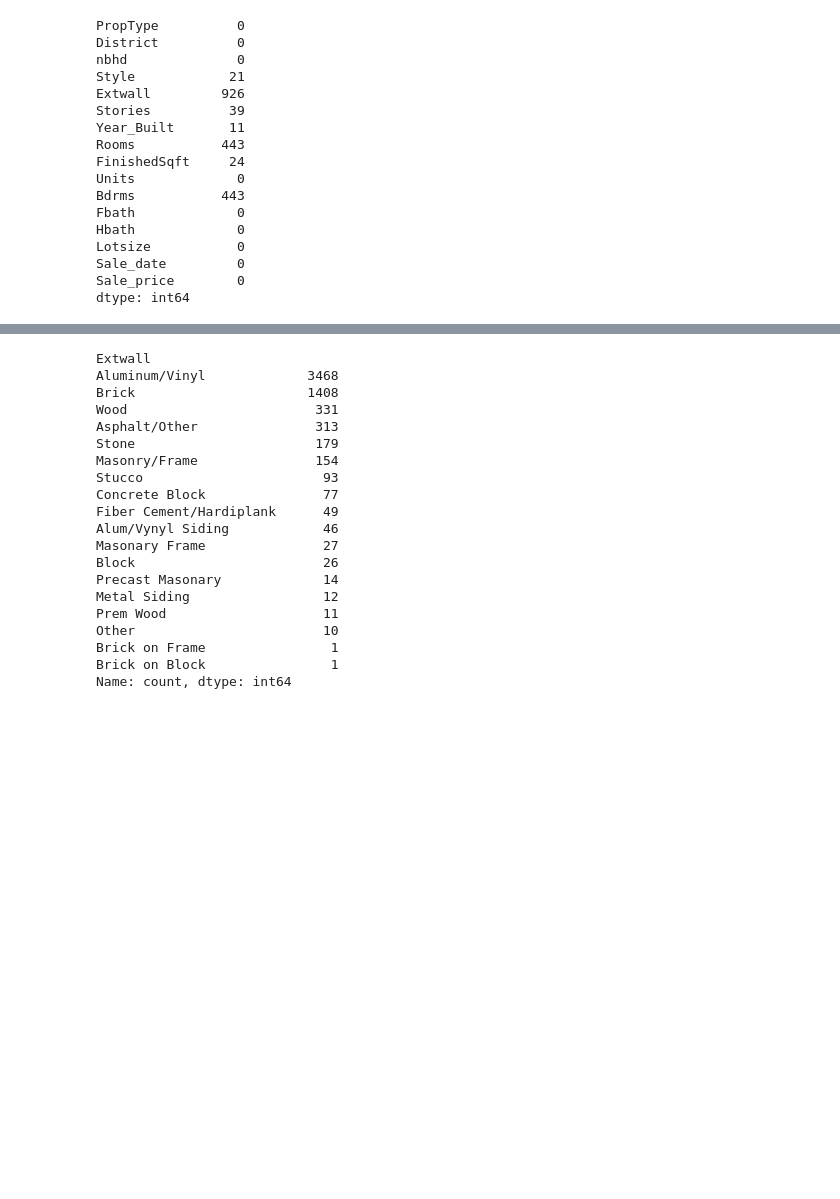
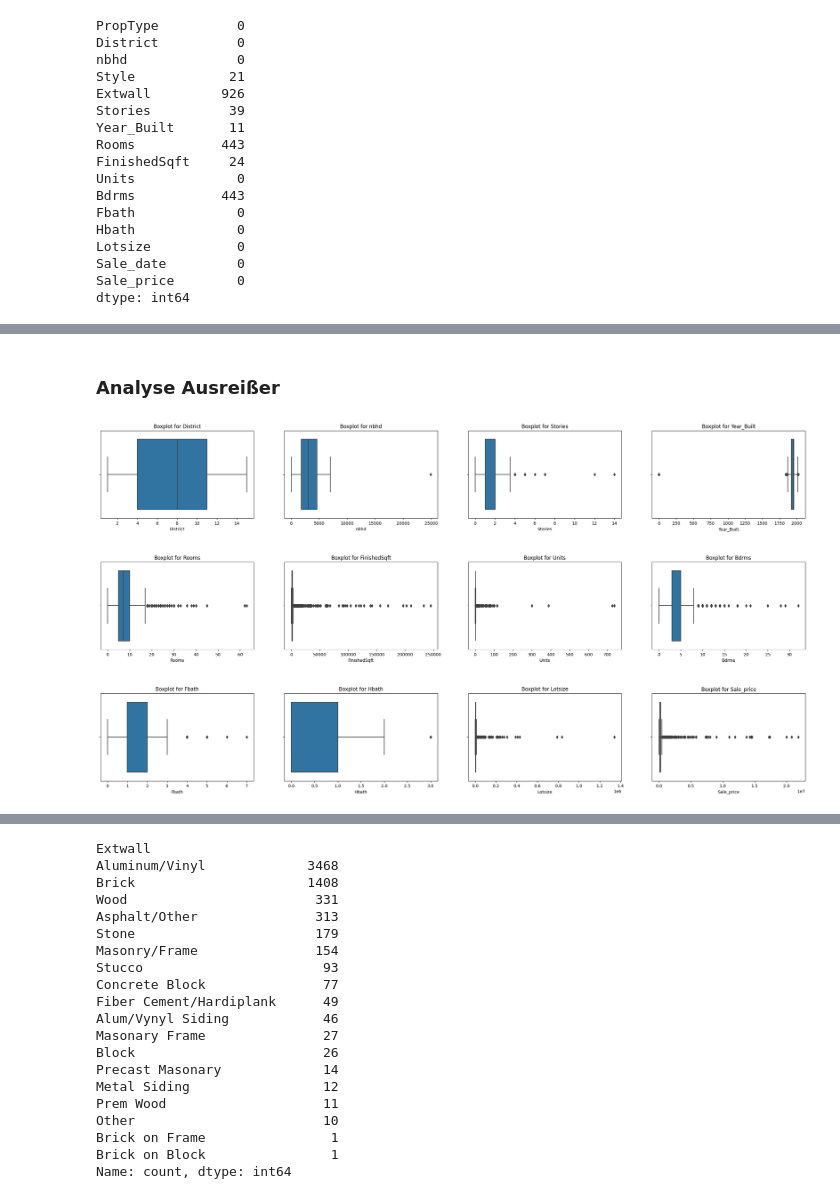
Before and after one commit to mixd304/dbuas-modul_13-applied-ds-2-ml-and-reporting-studienarbeit-darius-mix, a Jupyter notebook: notebooks/eda.ipynb, the cells around one changed output, grey strips where cells are left out. Saved outputs shown, nothing was run; the diff lists cells and outputs as text; code cells hidden in the pictures; blank space fills up the shorter version.

Commit message:
update eda - feature analyse

```diff
--- a/notebooks/eda.ipynb
+++ b/notebooks/eda.ipynb
@@ -121,0 +145,15 @@ dtype: int64
+# %% [markdown]
+### Analyse Ausreißer
+# %%
+num_cols = df.select_dtypes(exclude=["object"]).columns
+
+fig, axes = plt.subplots(nrows=3, ncols=4, figsize=(30, 15))
+fig.subplots_adjust(hspace=0.5)
+
+for i, col in enumerate(num_cols):
+    sns.boxplot(x=df[col], ax=axes[i // 4, i % 4])
+    axes[i // 4, i % 4].set_title(f'Boxplot for {col}')
+
+plt.show()
+# %% [output]
+[figure, added]
```
Also changed, not shown: parts of 54 cells of this notebook.
